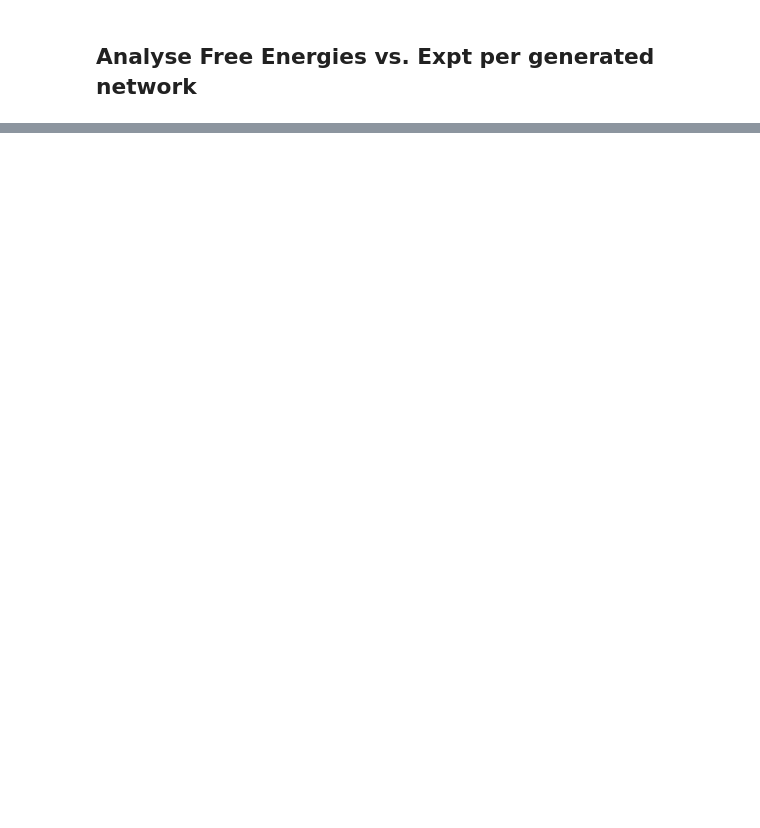
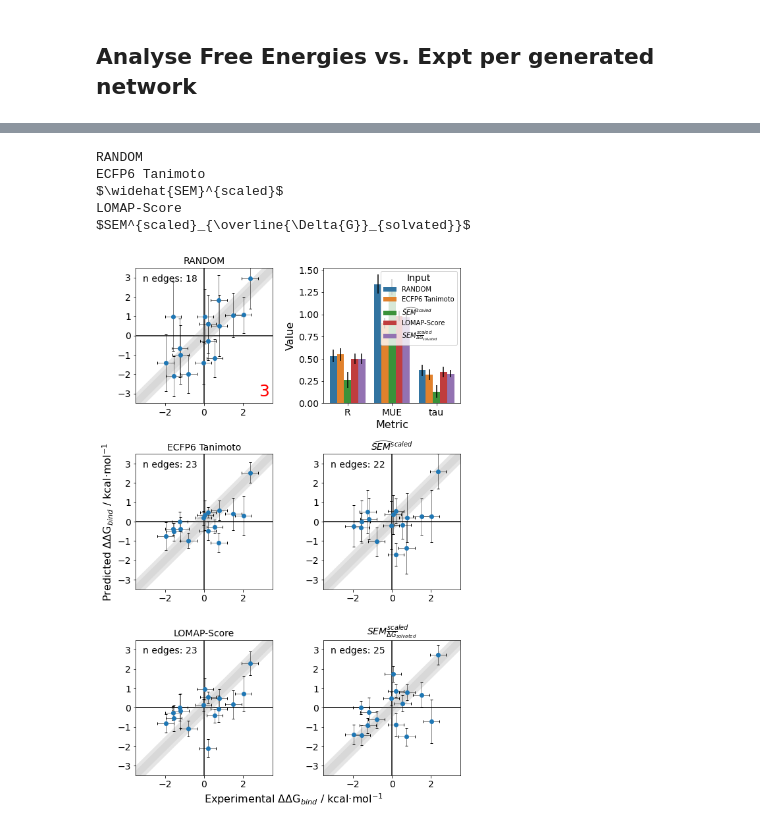
Before and after one commit to michellab/RBFENN, a Jupyter notebook: ANALYSIS/perturbation_networks/_05_generate_perturbation_networks.ipynb, the cells around one changed output, grey strips where cells are left out. Saved outputs shown, nothing was run; the diff lists cells and outputs as text; code cells hidden in the pictures; blank space fills up the shorter version.

```diff
--- a/ANALYSIS/perturbation_networks/_05_generate_perturbation_networks.ipynb
+++ b/ANALYSIS/perturbation_networks/_05_generate_perturbation_networks.ipynb
@@ -609,0 +497,9 @@ plt.show()
+# %%
+def computeRelativeDDGs(input_path):
+    """Uses FreeNrgWorkFlows to estimate per-ligand DDGs based on the provided network edge freenrgs and errors."""
+    nA = networkanalysis.NetworkAnalyser()
+    nA.read_perturbations_pandas(input_path, comments='#')
+
+    computed_relative_DDGs = nA.freeEnergyInKcal
+
+    return computed_relative_DDGs
@@ -609,0 +622,69 @@ plt.show()
+# %%
+def computePM(stats_triplet):
+    """For a list of three values where the middle value is the mean and the outer values are the outer bounds,
+    return the mean and the plus-minus as the mean error of the bounds compared to the mean."""
+    mean_val = stats_triplet[1]
+    error_1 = mean_val - stats_triplet[0]
+    error_2 = stats_triplet[2] - mean_val
+    mean_err = np.mean([error_1, error_2])
+
+    return round(mean_val, 2), round(mean_err, 2)
+# %%
+fig, axes = plt.subplots(3, 2, figsize=(8, 12))
+plt.rc('legend',fontsize=10)
+pred_collections = [perts_random, perts_ecfp6, perts_pred, perts_lomap, perts_true]
+pred_types = ["RANDOM", "ECFP6 Tanimoto", "$\widehat{SEM}^{scaled}$", "LOMAP-Score", "$SEM^{scaled}_{\overline{\Delta{G}}_{solvated}}$"]
+returned_stats_coll = []
+
+for perts, title, ax_slice in zip(pred_collections, pred_types, [[0,0],
+                                                           [1,0],
+                                                           [1,1],
+                                                           [2,0],
+                                                           [2,1],
+                                                          ]):
+    print(title)
+
+    # get the true SEMs for all the used edges for this protocol.
+    n_perts = len(perts)
+    freenrgworkflows_input_path, num_failed_edges = getTrueSEMs(perts, "input/testsets/tyk2/ALL_TRUE_SEMS_BI.csv")
+
+    # use FEW to estimate per-ligand DDGs for both FEP and EXPT
+    computed_relative_DDGs = computeRelativeDDGs(freenrgworkflows_input_path)
+    experimental_DDGs = computeExptDDGs("input/testsets/tyk2/exp_data_tyk2.dat", "IC50")
+
+    # Plot this protocol into a subplot.
+    freenrg_df = getFreenrgDict(computed_relative_DDGs, experimental_DDGs)
+    returned_stats = plotPredictions(freenrg_df, computed_relative_DDGs, experimental_DDGs, title, n_perts, axes[ax_slice[0]][ax_slice[1]], num_failed_edges)
+
+    returned_stats = [computePM(stats) for stats in returned_stats]
+    returned_stats_coll.append(returned_stats)
+
+# plot statistics on the top-right plot.
+seaborn_data = [["Input", "Metric", "Value", "+/-"]]
+for method, stats in zip(pred_types, returned_stats_coll):
+    st_types = ["R", "MUE", "tau"]
+    for st, typ in zip(stats, st_types):
+        seaborn_data.append([method, typ, st[0], st[1]])
+
+seaborn_data_df = pd.DataFrame(seaborn_data[1:],columns=seaborn_data[0])
+
+ax_tr = sns.barplot(x="Metric", y="Value", hue="Input", data=seaborn_data_df, ax=axes[0][1])
+
+x_coords = [p.get_x() + 0.5*p.get_width() for p in ax_tr.patches]
+y_coords = [p.get_height() for p in ax_tr.patches]
+ax_tr.errorbar(x=x_coords, y=y_coords, yerr=seaborn_data_df["+/-"], fmt="none", c= "k")
+
+# some final layout touches on the whole plot.
+axes[1][0].set_ylabel("Predicted $\Delta\Delta$G$_{bind}$ / kcal$\cdot$mol$^{-1}$")
+axes[2][0].set_xlabel("Experimental $\Delta\Delta$G$_{bind}$ / kcal$\cdot$mol$^{-1}$", ha='left')
+plt.tight_layout()
+
+#savefig?
+plt.show()
+# %% [output]
+RANDOM
+ECFP6 Tanimoto
+$\widehat{SEM}^{scaled}$
+LOMAP-Score
+$SEM^{scaled}_{\overline{\Delta{G}}_{solvated}}$
+[figure, added]
```
Also changed, not shown: parts of 38 cells of this notebook.
